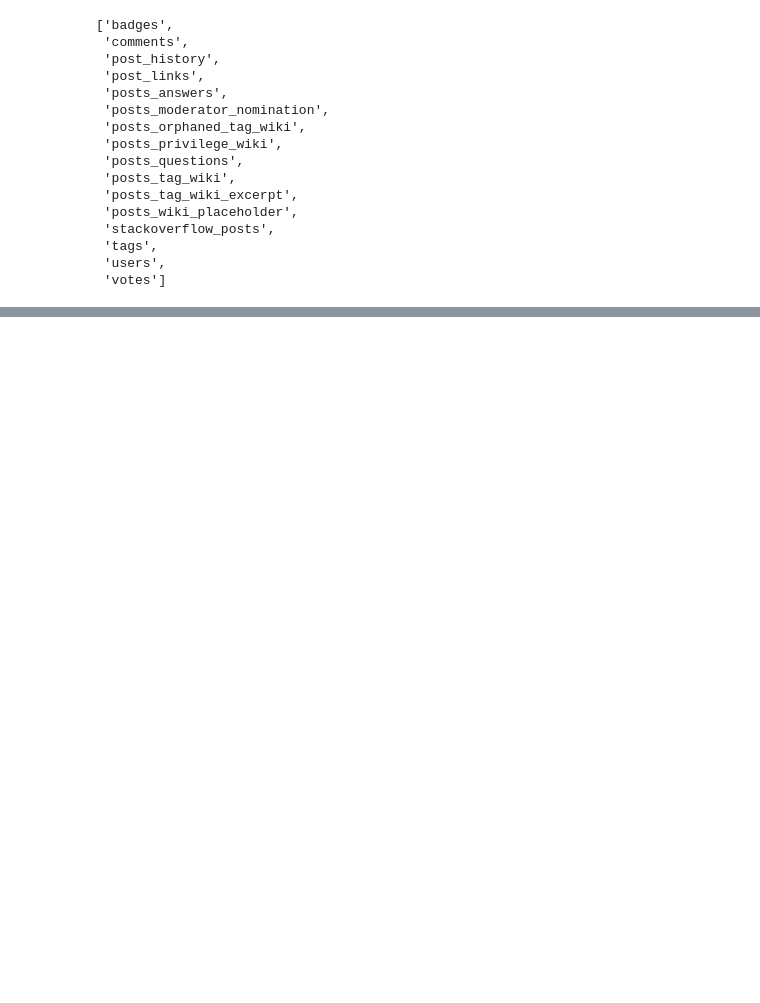
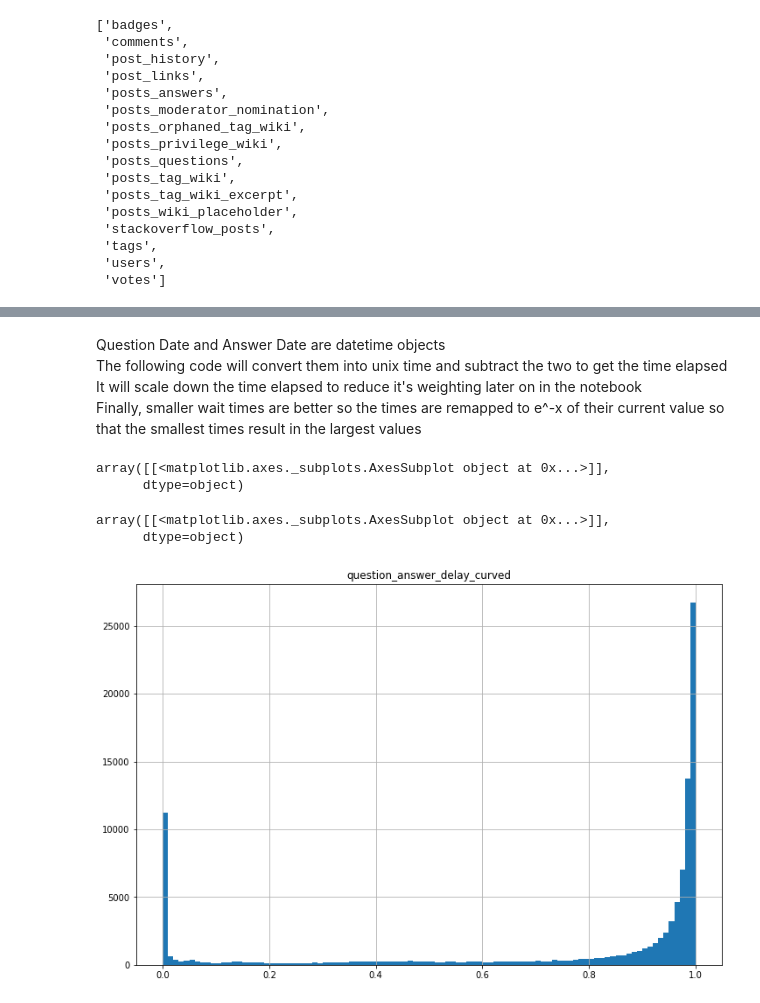
Before and after one commit to KihtrakRaknas/Stack-Overflow-Analysis, a Jupyter notebook: Stack Overflow Data Analysis.ipynb, the cells around one changed output, grey strips where cells are left out. Drawn from its saved outputs; the diff is of its cells as text; code cells hidden in the pictures; blank space fills up the shorter version.

```diff
--- a/Stack Overflow Data Analysis.ipynb
+++ b/Stack Overflow Data Analysis.ipynb
@@ -96,0 +123,23 @@ memory usage: 937.6+ KB
+# %% [markdown]
+Question Date and Answer Date are datetime objects<br>
+The following code will convert them into unix time and subtract the two to get the time elapsed<br>
+It will scale down the time elapsed to reduce it's weighting later on in the notebook<br>
+Finally, smaller wait times are better so the times are remapped to e^-x of their current value so that the smallest times result in the largest values
+# %%
+# question_date and answer_date are both datetime objects. This will combine them into a usable integer metric
+stack_overflow_data["question_answer_delay"] = (stack_overflow_data["answer_date"]-stack_overflow_data["question_date"]) / np.timedelta64(1, 'h') / 24
+stack_overflow_data.hist(column="question_answer_delay", figsize=(12,8), bins=100)
+# %% [output]
+array([[<matplotlib.axes._subplots.AxesSubplot object at 0x...>]],
+      dtype=object)
+# %%
+from math import e
+def curve(num):
+    #print(num)
+    return e**(-num)
+stack_overflow_data["question_answer_delay_curved"] = stack_overflow_data.apply(lambda row: curve(row["question_answer_delay"]), axis=1)
+stack_overflow_data.hist(column="question_answer_delay_curved", figsize=(12,8), bins=100)
+# %% [output]
+array([[<matplotlib.axes._subplots.AxesSubplot object at 0x...>]],
+      dtype=object)
+[figure, added]
```
Also changed, not shown: parts of 67 cells of this notebook, 1 other file.
